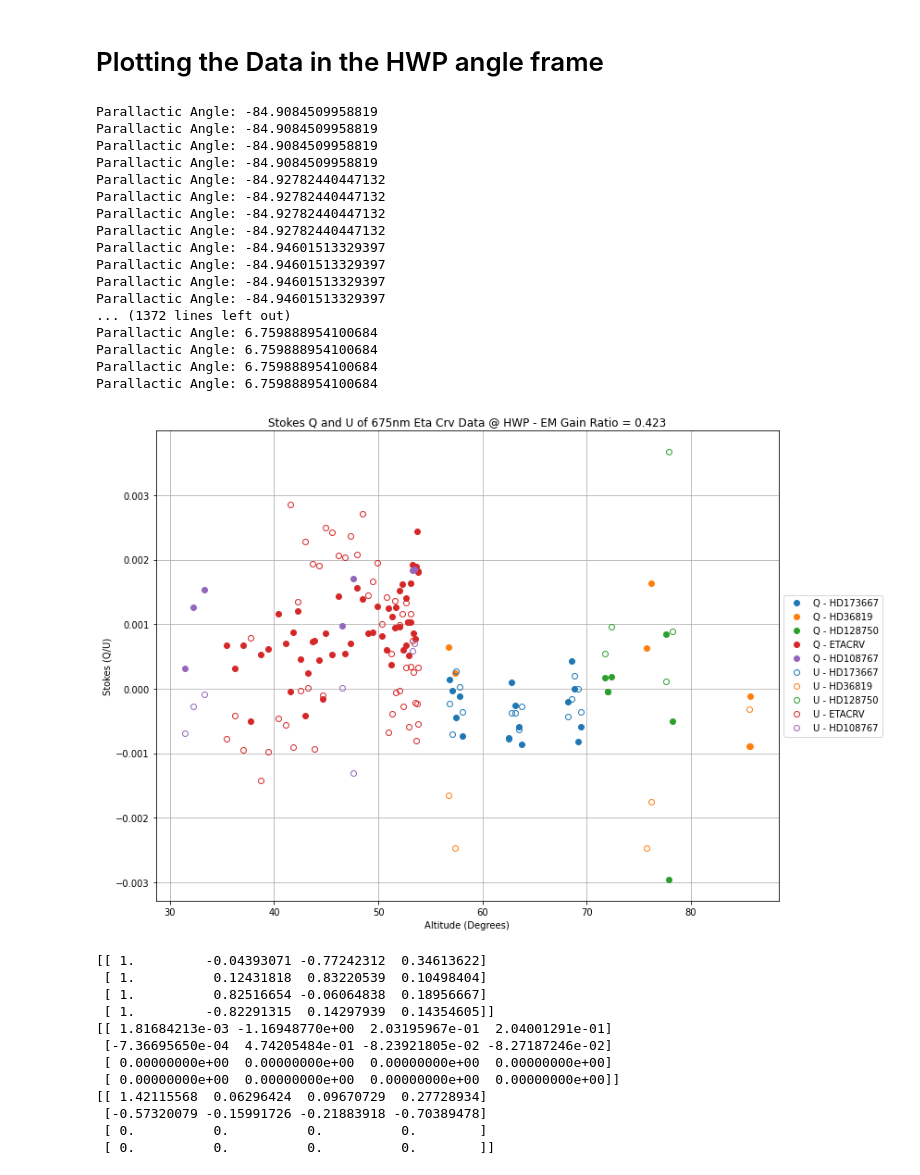
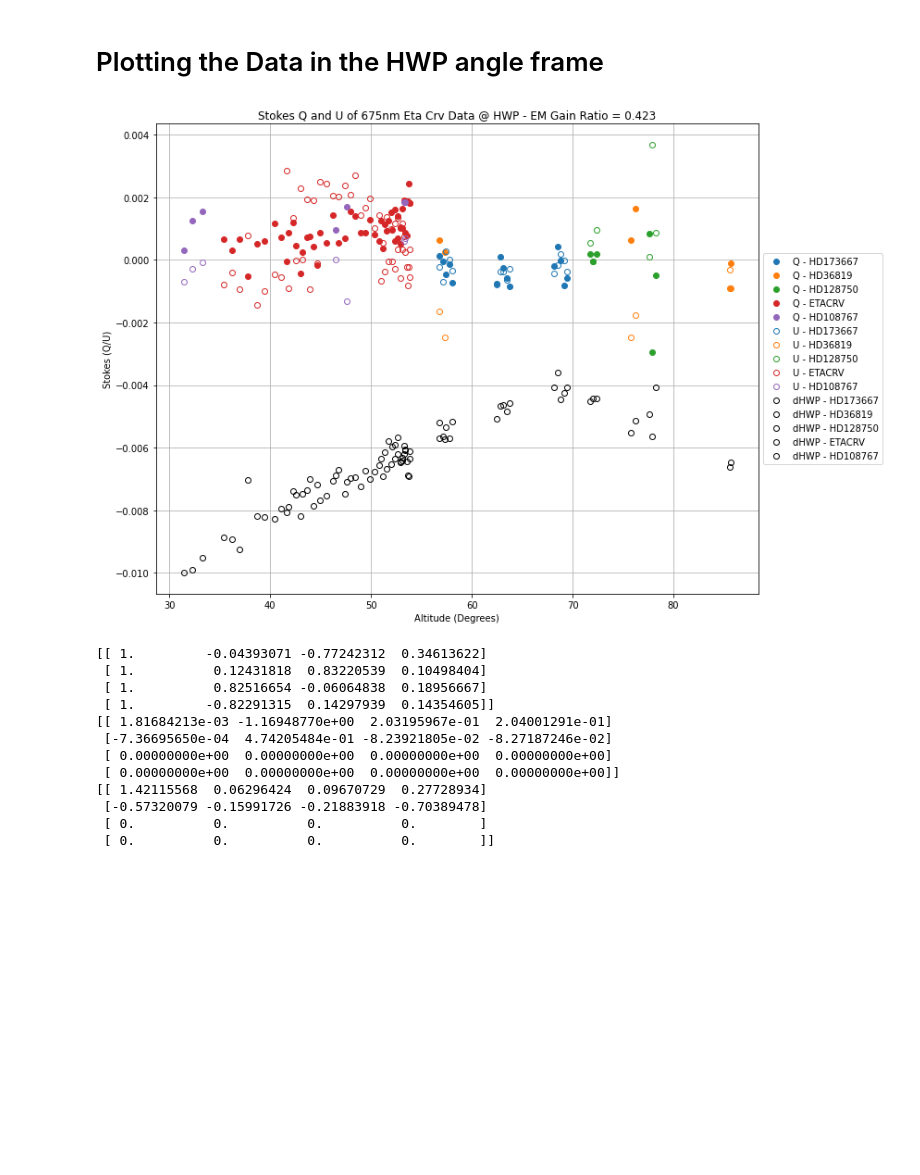
Before and after one commit to becca9808/vampires_calibration, a Jupyter notebook: vampires_on_sky_calibration/programs/unpolarized/matrix_inversion/all_unpolarized_standards_matrix_inversion_m3_diattenuation_cam2_em_gain_1_copy.ipynb, the cells around one changed output. Saved outputs shown, nothing was run; the diff lists cells and outputs as text; code cells hidden in the pictures; blank space fills up the shorter version.

```diff
--- a/vampires_on_sky_calibration/programs/unpolarized/matrix_inversion/all_unpolarized_standards_matrix_inversion_m3_diattenuation_cam2_em_gain_1_copy.ipynb
+++ b/vampires_on_sky_calibration/programs/unpolarized/matrix_inversion/all_unpolarized_standards_matrix_inversion_m3_diattenuation_cam2_em_gain_1_copy.ipynb
@@ -226,55 +226,38 @@ for obj in unique_objects:
 # TODO: See if it's ok to just take the absolute uncertainties
 Q_err_list = np.abs(Q_err_list)
 U_err_list = np.abs(U_err_list)
 
 # Plotting
 plt.figure(figsize=(12, 8))
 plotted_labels = set()
 for (altitude, Q, color, obj), Q_err in zip(Q_list, Q_err_list):
     label = f'Q - {obj}' if f'Q - {obj}' not in plotted_labels else None
     plt.errorbar(altitude, Q,
                  # yerr=Q_err,
                  label=label, linestyle='None', marker='o', color=color, markerfacecolor=color)
     plotted_labels.add(f'Q - {obj}')
 
 for (altitude, U, color, obj), U_err in zip(U_list, U_err_list):
     label = f'U - {obj}' if f'U - {obj}' not in plotted_labels else None
     plt.errorbar(altitude, U,
                  # yerr=U_err,
                  label=label, linestyle='None', marker='o', color=color, markerfacecolor='none', markeredgecolor=color)
     plotted_labels.add(f'U - {obj}')
 
-# for (altitude, dHWP, color, obj) in dHWP_list:
-#     label = f'dHWP - {obj}' if f'dHWP - {obj}' not in plotted_labels else None
-#     plt.errorbar(altitude, dHWP, label=label, linestyle='None', marker='o', color="k", markerfacecolor='none', markeredgecolor=color)
-#     plotted_labels.add(f'dHWP - {obj}')
+for (altitude, dHWP, color, obj) in dHWP_list:
+    label = f'dHWP - {obj}' if f'dHWP - {obj}' not in plotted_labels else None
+    plt.errorbar(altitude, dHWP, label=label, linestyle='None', marker='o', color="k", markerfacecolor='none', markeredgecolor=color)
+    plotted_labels.add(f'dHWP - {obj}')
 
 plt.title(f"Stokes Q and U of {wavelength}nm Eta Crv Data @ HWP - EM Gain Ratio = " + str(em_gain))
 plt.xlabel("Altitude (Degrees)")
 plt.ylabel("Stokes (Q/U)")
 plt.legend(loc='center left', bbox_to_anchor=(1, 0.5))
 plt.grid(True)
 plt.tight_layout()
 plt.show()
 # %% [output]
-Parallactic Angle: -84.9084509958819
-Parallactic Angle: -84.9084509958819
-Parallactic Angle: -84.9084509958819
-Parallactic Angle: -84.9084509958819
-Parallactic Angle: -84.92782440447132
-Parallactic Angle: -84.92782440447132
-Parallactic Angle: -84.92782440447132
-Parallactic Angle: -84.92782440447132
-Parallactic Angle: -84.94601513329397
-Parallactic Angle: -84.94601513329397
-Parallactic Angle: -84.94601513329397
-Parallactic Angle: -84.94601513329397
-... (1372 lines left out)
-Parallactic Angle: 6.759888954100684
-Parallactic Angle: 6.759888954100684
-Parallactic Angle: 6.759888954100684
-Parallactic Angle: 6.759888954100684
-[figure, old version]
+[figure, new version]
 # %%
 print(measurement_matrix)
 print(double_diff_matrix_at_HWP)
```
Also changed, not shown: 39 other files.
